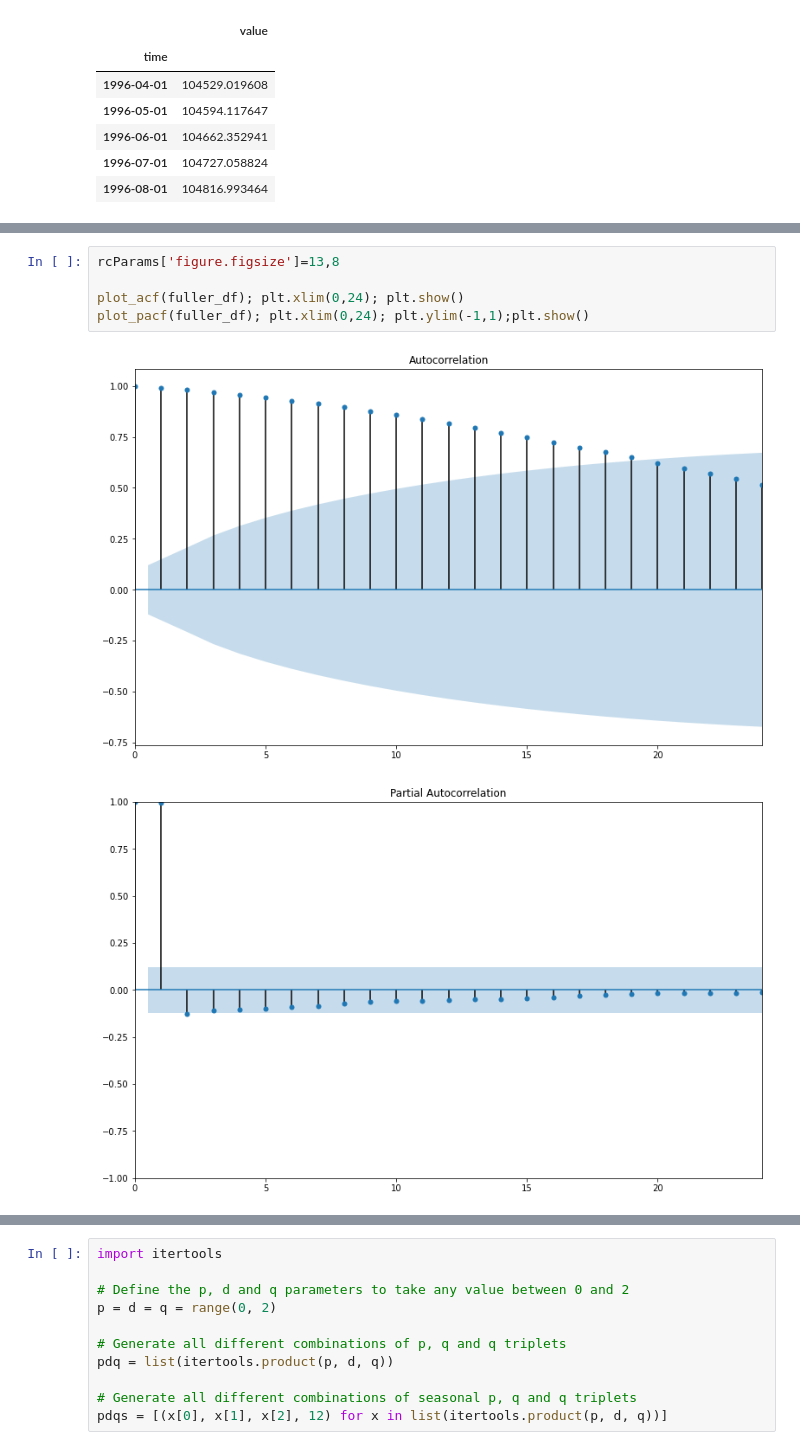
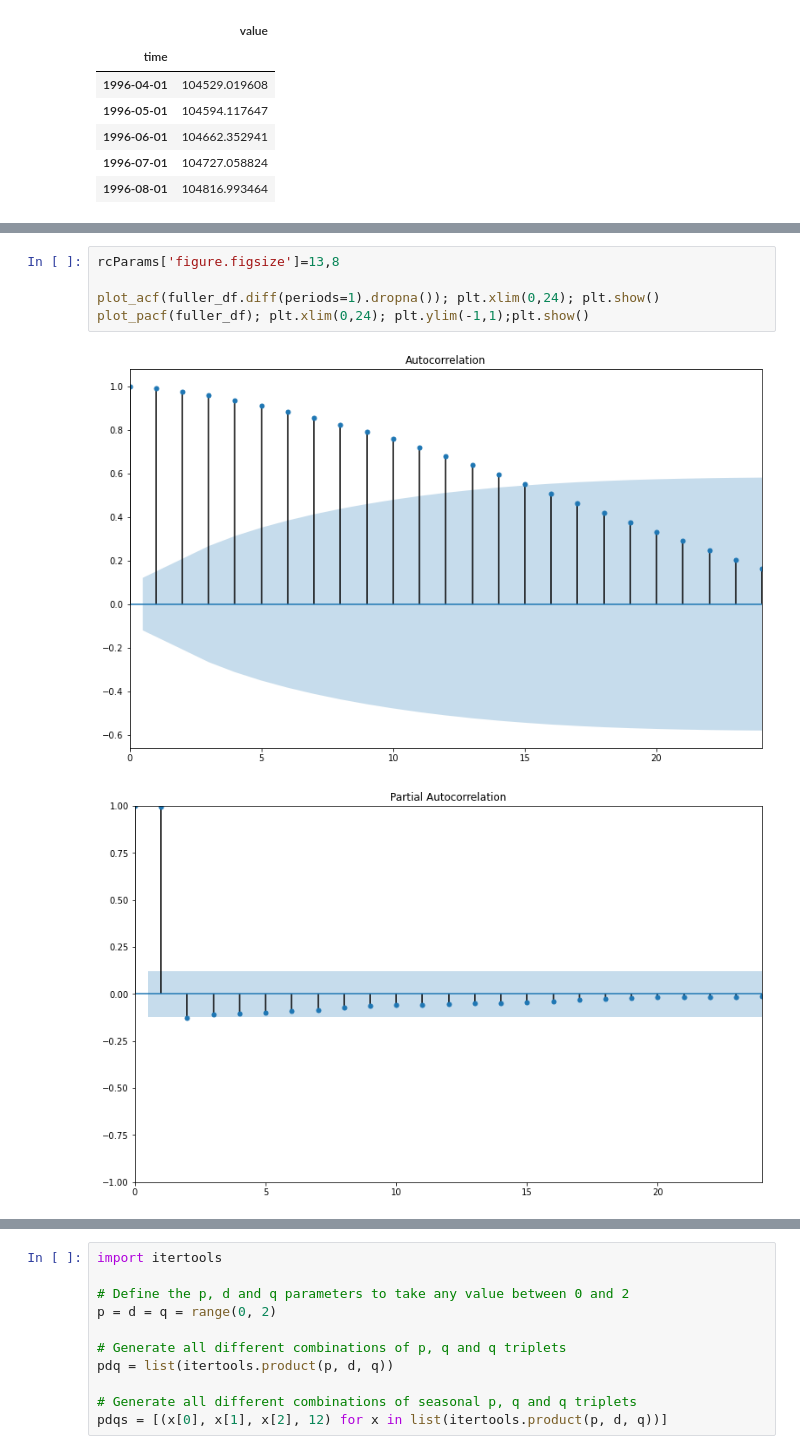
Before and after one commit to Nick-Kolowich/dsc-phase-4-project, a Jupyter notebook: time-series/Model Notebook.ipynb, the cells around one changed output, grey strips where cells are left out. Saved outputs shown, nothing was run; the diff lists cells and outputs as text.

```diff
--- a/time-series/Model Notebook.ipynb
+++ b/time-series/Model Notebook.ipynb
@@ -462,8 +532,8 @@ plt.tight_layout()
 # %%
 rcParams['figure.figsize']=13,8
 
-plot_acf(fuller_df); plt.xlim(0,24); plt.show()
+plot_acf(fuller_df.diff(periods=1).dropna()); plt.xlim(0,24); plt.show()
 plot_pacf(fuller_df); plt.xlim(0,24); plt.ylim(-1,1);plt.show()
 # %% [output]
-[figure, old version]
+[figure, new version]
 [figure]
```
Also changed, not shown: parts of 41 cells of this notebook, 7 other files.
